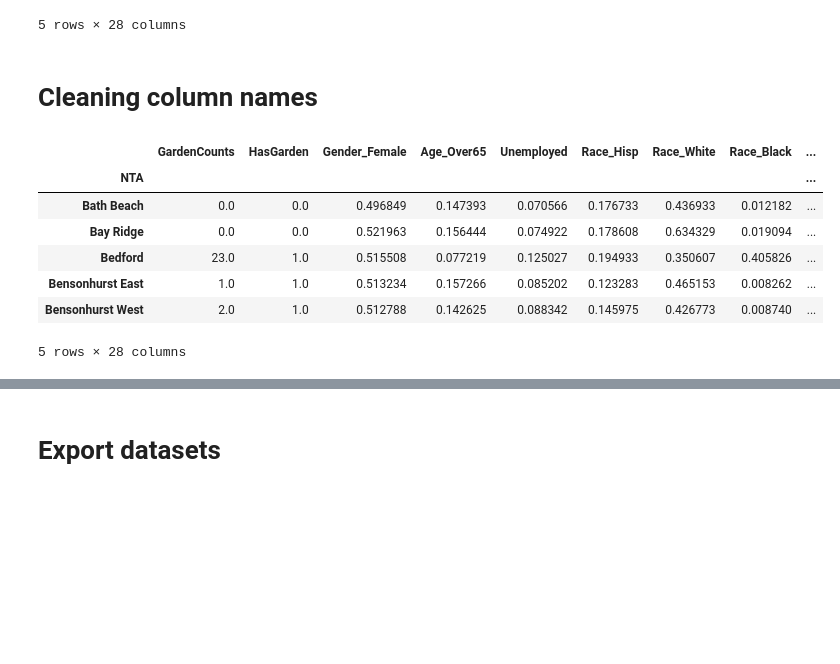
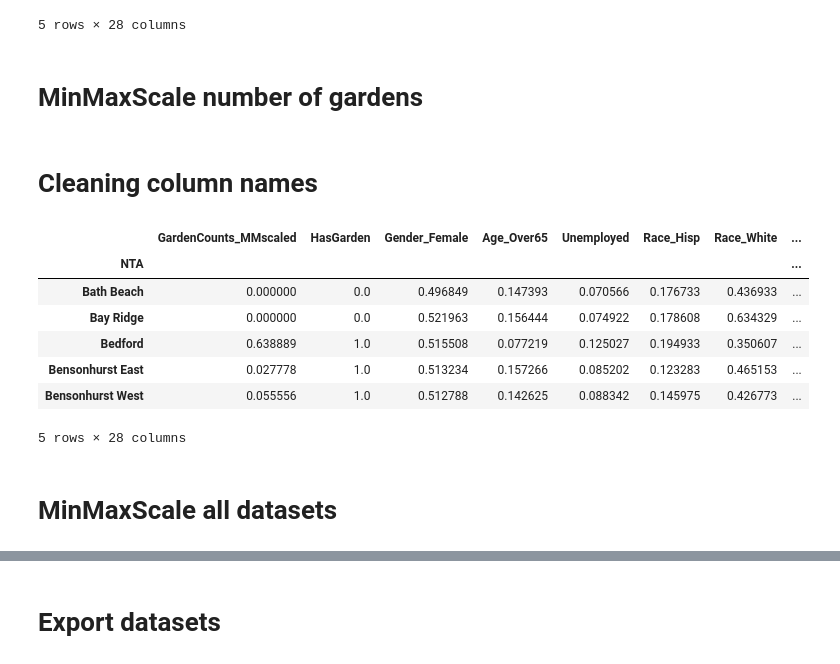
Before and after one commit to leonaisabelle/CUSP-ADS-Project, a Jupyter notebook: preprocessing_notebooks/Final_data_merging.ipynb, the cells around one changed output, grey strips where cells are left out. Drawn from its saved outputs; the diff is of its cells as text; code cells hidden in the pictures; blank space fills up the shorter version.

Commit message:
Minmaxscale gardenCounts in datasets

```diff
--- a/preprocessing_notebooks/Final_data_merging.ipynb
+++ b/preprocessing_notebooks/Final_data_merging.ipynb
@@ -182,6 +182,10 @@ data.head()
 | Bensonhurst East | 0.513234 | 0.157266 | 0.123283 | 0.465153 | 0.008262 | 0.386793 | 0.016509 | 0.510524 | 0.290981 | 0.198495 | ... |
 | Bensonhurst West | 0.512788 | 0.142625 | 0.145975 | 0.426773 | 0.008740 | 0.405168 | 0.013345 | 0.492862 | 0.285700 | 0.221438 | ... |
 5 rows × 28 columns
+# %% [markdown]
+# MinMaxScale number of gardens
+# %%
+data['GardenCounts_MMscaled'] = preprocessing.MinMaxScaler().fit_transform(data[['GardenCounts']])
 # %% [markdown]
 # Cleaning column names
 # %%
@@ -221,28 +225,30 @@ data = data.rename(columns={'FemEN': 'Gender_Female',
                              'TOTAL_CRIME_norm_MMscaled': 'Crime_Total_MMscaled'})
 # %%
 # reorder columns
-data = data[['GardenCounts', 'HasGarden',
+data = data[['GardenCounts_MMscaled', 'HasGarden',
              'Gender_Female', 'Age_Over65', 'Unemployed', # general
              'Race_Hisp', 'Race_White', 'Race_Black', 'Race_Asian', 'Race_Other', # race
              'Income_Low', 'Income_Mid', 'Income_High',
 #              'Income_under10', 'Income_10to14', # income
 #              'Income_15to24', 'Income_25to34', 'Income_35to49',
 #              'Income_50to74', 'Income_75to99', 'Income_100to149',
 #              'Income_150to199', 'Income_200over',
              'Edu_Other', 'Edu_Bachelor', 'Edu_GradProf', # education
              'Crime_Felonies_unscaled', 'Crime_Misdemeanor_unscaled', # crimes
              'Crime_Violation_unscaled', 'Crime_Total_unscaled',
              'Crime_Felony_scaled', 'Crime_Misdemeanor_scaled',
              'Crime_Violation_scaled', 'Crime_Total_scaled',
              'Crime_Felony_MMscaled', 'Crime_Misdemeanor_MMscaled',
              'Crime_Violation_MMscaled', 'Crime_Total_MMscaled']]
 data.head()
 # %% [output]
-|  | GardenCounts | HasGarden | Gender_Female | Age_Over65 | Unemployed | Race_Hisp | Race_White | Race_Black | ... |
-| NTA |  |  |  |  |  |  |  |  | ... |
-| Bath Beach | 0.0 | 0.0 | 0.496849 | 0.147393 | 0.070566 | 0.176733 | 0.436933 | 0.012182 | ... |
-| Bay Ridge | 0.0 | 0.0 | 0.521963 | 0.156444 | 0.074922 | 0.178608 | 0.634329 | 0.019094 | ... |
-| Bedford | 23.0 | 1.0 | 0.515508 | 0.077219 | 0.125027 | 0.194933 | 0.350607 | 0.405826 | ... |
-| Bensonhurst East | 1.0 | 1.0 | 0.513234 | 0.157266 | 0.085202 | 0.123283 | 0.465153 | 0.008262 | ... |
-| Bensonhurst West | 2.0 | 1.0 | 0.512788 | 0.142625 | 0.088342 | 0.145975 | 0.426773 | 0.008740 | ... |
+|  | GardenCounts_MMscaled | HasGarden | Gender_Female | Age_Over65 | Unemployed | Race_Hisp | Race_White | ... |
+| NTA |  |  |  |  |  |  |  | ... |
+| Bath Beach | 0.000000 | 0.0 | 0.496849 | 0.147393 | 0.070566 | 0.176733 | 0.436933 | ... |
+| Bay Ridge | 0.000000 | 0.0 | 0.521963 | 0.156444 | 0.074922 | 0.178608 | 0.634329 | ... |
+| Bedford | 0.638889 | 1.0 | 0.515508 | 0.077219 | 0.125027 | 0.194933 | 0.350607 | ... |
+| Bensonhurst East | 0.027778 | 1.0 | 0.513234 | 0.157266 | 0.085202 | 0.123283 | 0.465153 | ... |
+| Bensonhurst West | 0.055556 | 1.0 | 0.512788 | 0.142625 | 0.088342 | 0.145975 | 0.426773 | ... |
 5 rows × 28 columns
+# %% [markdown]
+# MinMaxScale all datasets
```
Also changed, not shown: parts of 7 cells of this notebook, 5 other files.
